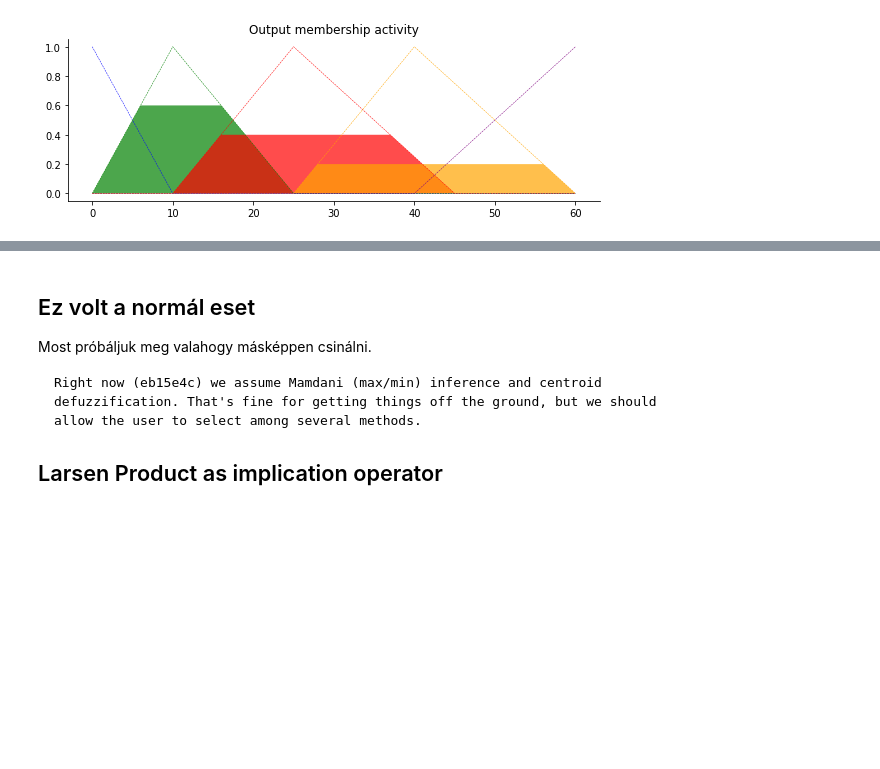
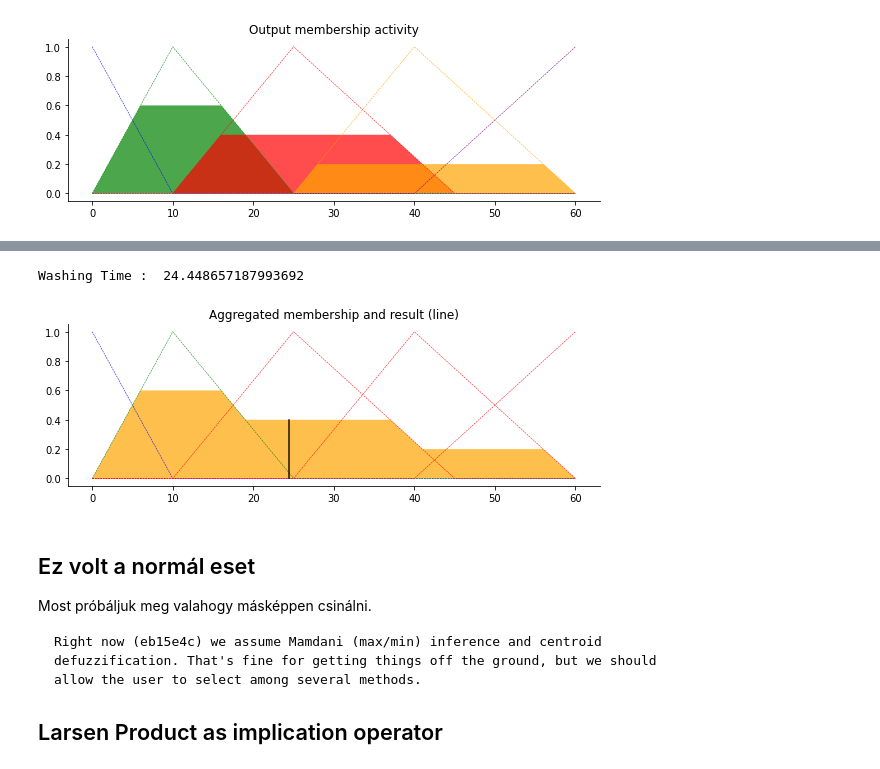
Before and after one commit to JoDeMiro/FuzzyBevezetes, a Jupyter notebook: Python_Fuzzy_Hard_way.ipynb, the cells around one changed output, grey strips where cells are left out. Saved outputs shown, nothing was run; the diff lists cells and outputs as text; code cells hidden in the pictures; blank space fills up the shorter version.

Commit message:
Fuzzy Implication Special Demo

```diff
--- a/Python_Fuzzy_Hard_way.ipynb
+++ b/Python_Fuzzy_Hard_way.ipynb
@@ -366,3 +393,35 @@ plt.tight_layout()
+# %%
+
+# Calculate defuzzified result
+washing_time = fuzzy.defuzz(x_washingtime, aggregated, 'centroid')
+washing_time_activation = fuzzy.interp_membership(x_washingtime, aggregated, washing_time)  # for plot
+
+print('Washing Time : ', washing_time)
+
+# Visualize this
+fig, ax0 = plt.subplots(figsize=(8, 3))
+
+ax0.plot(x_washingtime, washingtime_veryshort, 'b', linewidth=0.5, linestyle='--', )
+ax0.plot(x_washingtime, washingtime_short,     'g', linewidth=0.5, linestyle='--')
+ax0.plot(x_washingtime, washingtime_medium,    'r', linewidth=0.5, linestyle='--')
+ax0.plot(x_washingtime, washingtime_long,      'r', linewidth=0.5, linestyle='--')
+ax0.plot(x_washingtime, washingtime_verylong,  'r', linewidth=0.5, linestyle='--')
+
+ax0.fill_between(x_washingtime, washingtime0, aggregated, facecolor='Orange', alpha=0.7)
+ax0.plot([washing_time, washing_time], [0, washing_time_activation], 'k', linewidth=1.5, alpha=0.9)
+ax0.set_title('Aggregated membership and result (line)')
+
+# Turn off top/right axes
+for ax in (ax0,):
+    ax.spines['top'].set_visible(False)
+    ax.spines['right'].set_visible(False)
+    ax.get_xaxis().tick_bottom()
+    ax.get_yaxis().tick_left()
+
+plt.tight_layout()
+# %% [output]
+Washing Time :  24.448657187993692
+[figure, added]
 # %% [markdown]
 ## Ez volt a normál eset
 
```
Also changed, not shown: parts of 12 cells of this notebook.
